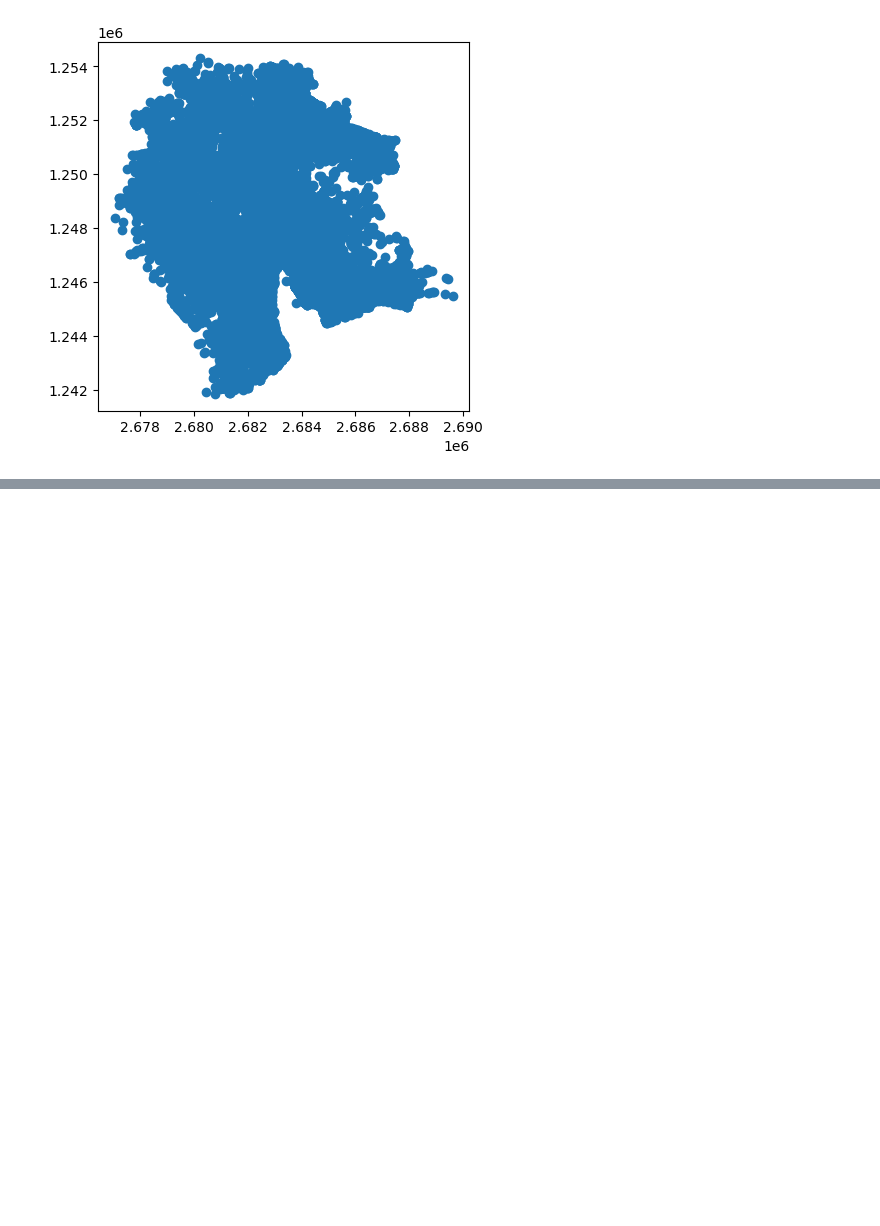
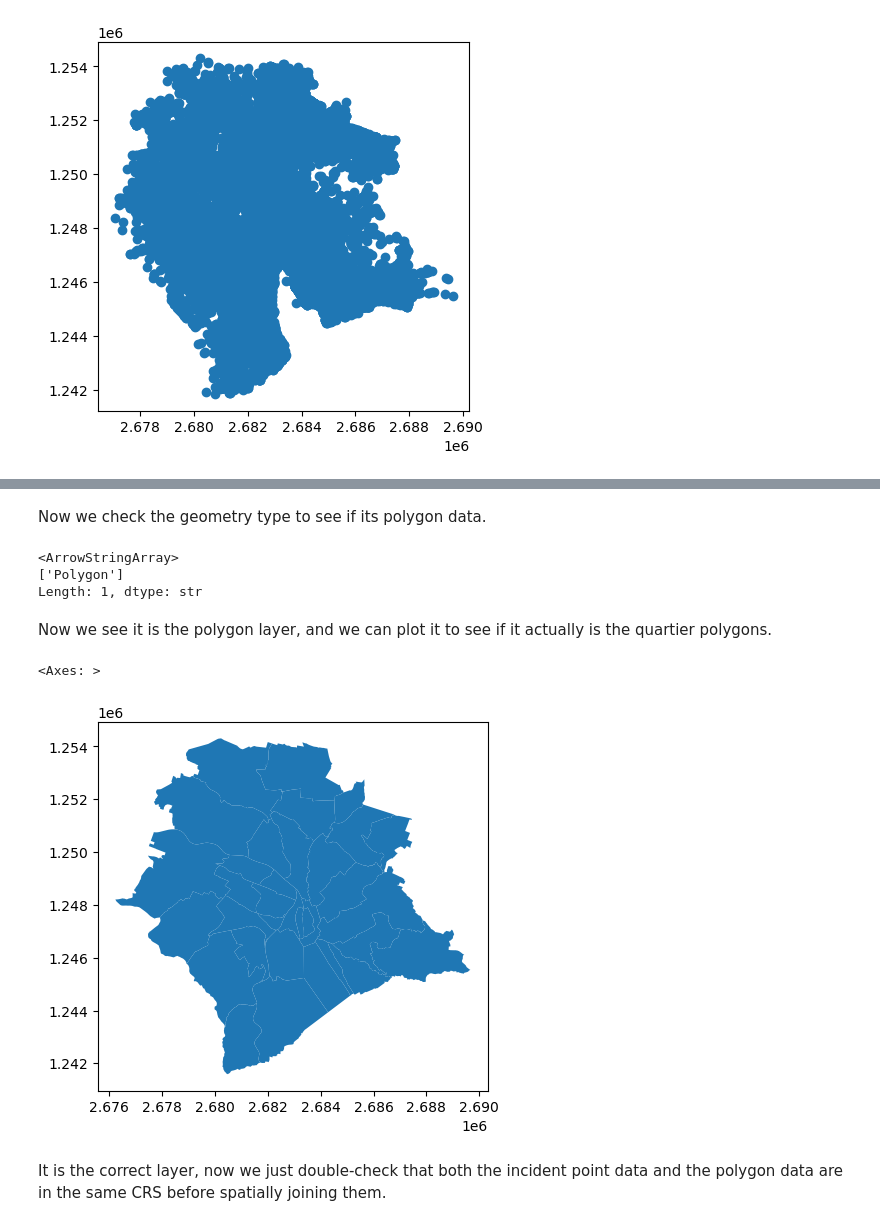
Before and after one commit to dnugent01/zurich-urban-issues, a Jupyter notebook: notebooks/analysis.ipynb, the cells around one changed output, grey strips where cells are left out. Drawn from its saved outputs; the diff is of its cells as text; code cells hidden in the pictures; blank space fills up the shorter version.

Commit message:
imported quartier polygon dataset, spatially joined point and polygon datasets, assigned incidents to quartiers

```diff
--- a/notebooks/analysis.ipynb
+++ b/notebooks/analysis.ipynb
@@ -89,0 +134,19 @@ zurich_gdf.to_file("../data/processed/zurich_gdf.gpkg") #save the data to the fo
+# %%
+zurich_quartier_polygons = gpd.read_file("../data/raw/data.gpkg", layer="stzh.adm_statistische_quartiere_map")
+# %% [markdown]
+Now we check the geometry type to see if its polygon data.
+# %%
+zurich_quartier_polygons.geom_type.unique()
+# %% [output]
+<ArrowStringArray>
+['Polygon']
+Length: 1, dtype: str
+# %% [markdown]
+Now we see it is the polygon layer, and we can plot it to see if it actually is the quartier polygons.
+# %%
+zurich_quartier_polygons.plot()
+# %% [output]
+<Axes: >
+[figure, added]
+# %% [markdown]
+It is the correct layer, now we just double-check that both the incident point data and the polygon data are in the same CRS before spatially joining them.
```
Also changed, not shown: parts of 18 cells of this notebook, 3 other files.
